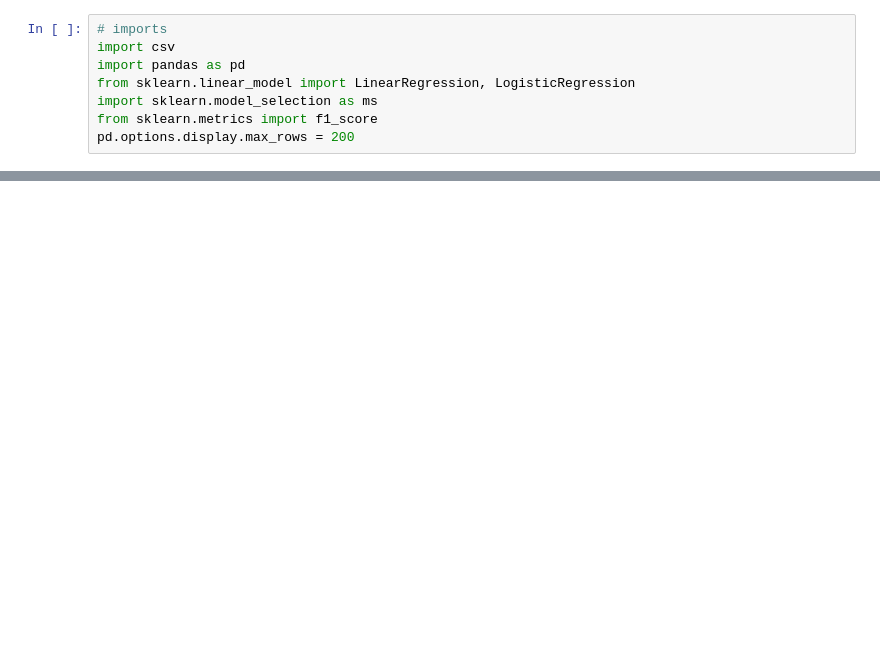
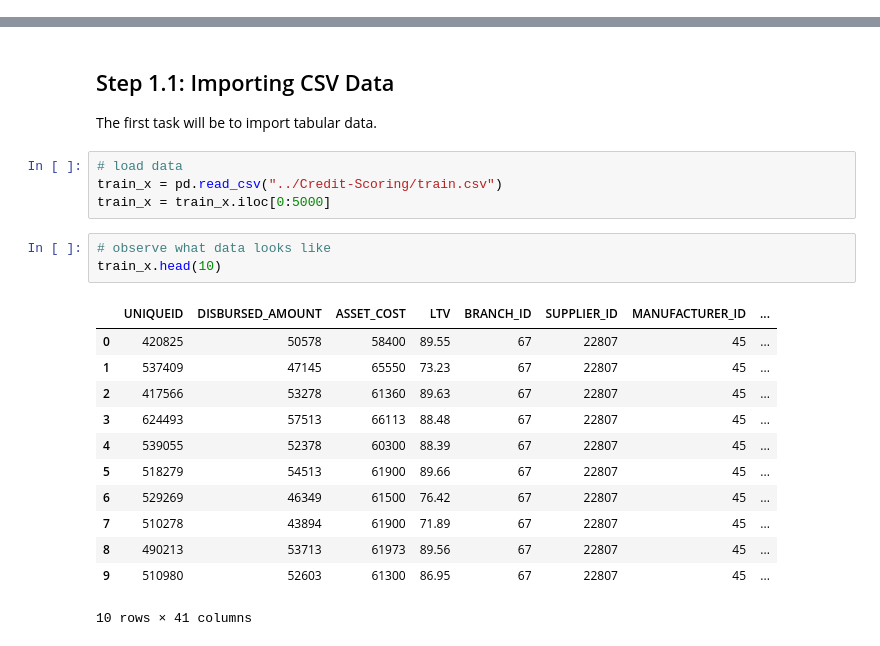
Before and after one commit to PranavPillai/Credit-Scoring, a Jupyter notebook: Unbiased Credit Scoring.ipynb, the cells around one changed output, grey strips where cells are left out. Cells and saved outputs as stored; diff of their text form; blank space fills up the shorter version.

Commit message:
adds data and basic analysis

```diff
--- a/Unbiased Credit Scoring.ipynb
+++ b/Unbiased Credit Scoring.ipynb
@@ -1,8 +0,0 @@
-# %%
-# imports
-import csv
-import pandas as pd
-from sklearn.linear_model import LinearRegression, LogisticRegression
-import sklearn.model_selection as ms
-from sklearn.metrics import f1_score
-pd.options.display.max_rows = 200
@@ -243,0 +21,24 @@ Train f1: 0.2027027027027027, Test f1: 0.1512605042016807
+# %% [markdown]
+## Step 1.1: Importing CSV Data
+
+The first task will be to import tabular data.
+# %%
+# load data
+train_x = pd.read_csv("../Credit-Scoring/train.csv")
+train_x = train_x.iloc[0:5000]
+# %%
+# observe what data looks like
+train_x.head(10)
+# %% [output]
+|  | UNIQUEID | DISBURSED_AMOUNT | ASSET_COST | LTV | BRANCH_ID | SUPPLIER_ID | MANUFACTURER_ID | ... |
+| 0 | 420825 | 50578 | 58400 | 89.55 | 67 | 22807 | 45 | ... |
+| 1 | 537409 | 47145 | 65550 | 73.23 | 67 | 22807 | 45 | ... |
+| 2 | 417566 | 53278 | 61360 | 89.63 | 67 | 22807 | 45 | ... |
+| 3 | 624493 | 57513 | 66113 | 88.48 | 67 | 22807 | 45 | ... |
+| 4 | 539055 | 52378 | 60300 | 88.39 | 67 | 22807 | 45 | ... |
+| 5 | 518279 | 54513 | 61900 | 89.66 | 67 | 22807 | 45 | ... |
+| 6 | 529269 | 46349 | 61500 | 76.42 | 67 | 22807 | 45 | ... |
+| 7 | 510278 | 43894 | 61900 | 71.89 | 67 | 22807 | 45 | ... |
+| 8 | 490213 | 53713 | 61973 | 89.56 | 67 | 22807 | 45 | ... |
+| 9 | 510980 | 52603 | 61300 | 86.95 | 67 | 22807 | 45 | ... |
+10 rows × 41 columns
```
Also changed, not shown: parts of 49 cells of this notebook, 2 other files.
